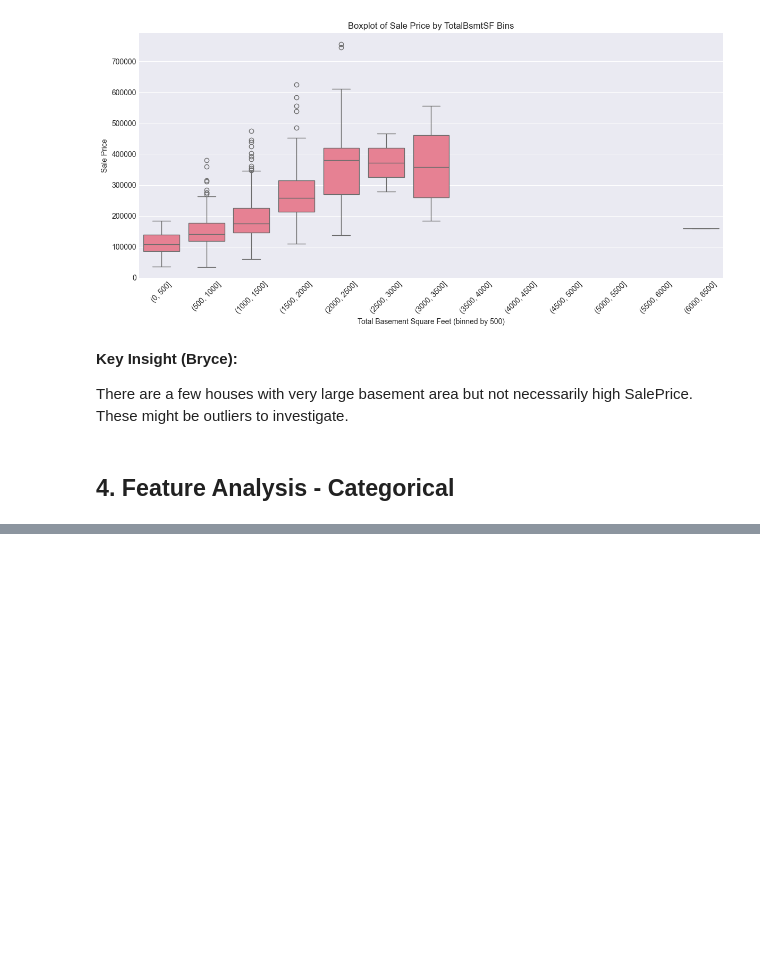
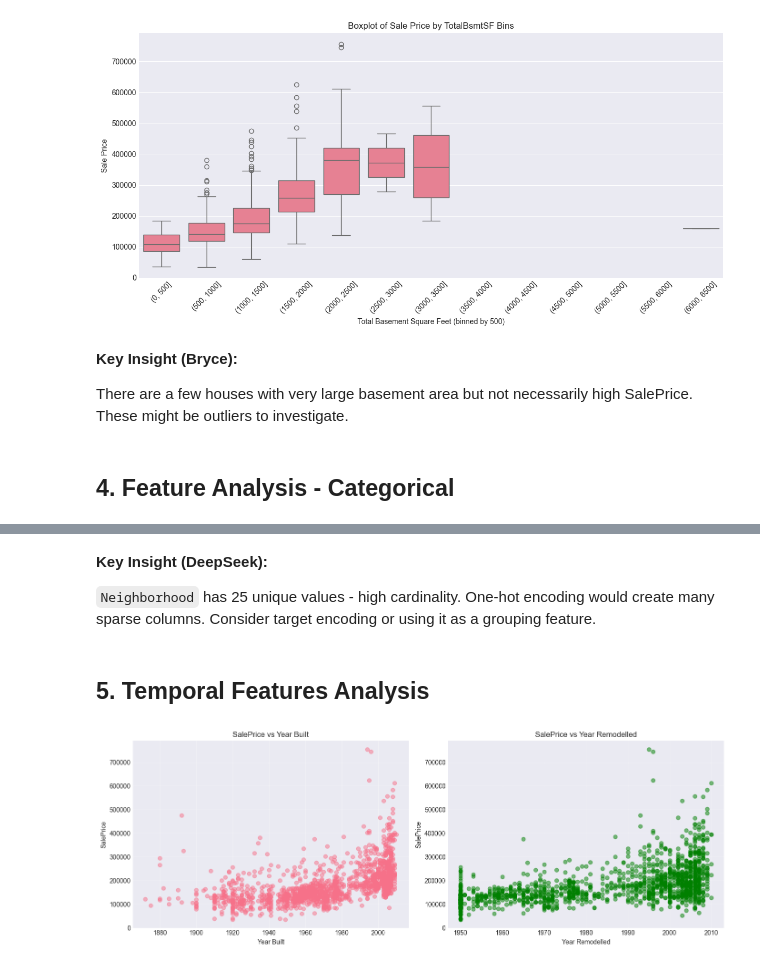
Before and after one commit to Blim3202/House-Prices-Kaggle, a Jupyter notebook: Notebooks/01_eda_analysis.ipynb, the cells around one changed output, grey strips where cells are left out. Saved outputs shown, nothing was run; the diff lists cells and outputs as text; code cells hidden in the pictures; blank space fills up the shorter version.

```diff
--- a/Notebooks/01_eda_analysis.ipynb
+++ b/Notebooks/01_eda_analysis.ipynb
@@ -297,0 +332,29 @@ There are a few houses with very large basement area but not necessarily high Sa
+# %% [markdown]
+**Key Insight (DeepSeek):**
+
+`Neighborhood` has 25 unique values - high cardinality. One-hot encoding would create many sparse columns. Consider target encoding or using it as a grouping feature.
+# %% [markdown]
+## 5. Temporal Features Analysis
+# %%
+# Analyze YearBuilt and YearRemodAdd
+fig, axes = plt.subplots(1, 2, figsize=(14, 5))
+
+# YearBuilt vs SalePrice
+axes[0].scatter(df_train_clean['YearBuilt'], df_train_clean['SalePrice'], alpha=0.5)
+axes[0].set_xlabel('Year Built')
+axes[0].set_ylabel('SalePrice')
+axes[0].set_title('SalePrice vs Year Built')
+axes[0].grid(True, alpha=0.3)
+
+# YearRemodAdd vs SalePrice
+axes[1].scatter(df_train_clean['YearRemodAdd'], df_train_clean['SalePrice'], alpha=0.5, color='green')
+axes[1].set_xlabel('Year Remodelled')
+axes[1].set_ylabel('SalePrice')
+axes[1].set_title('SalePrice vs Year Remodelled')
+axes[1].grid(True, alpha=0.3)
+
+plt.tight_layout()
+plt.savefig("../reports/temporal_features.png", dpi=100, bbox_inches='tight')
+plt.show()
+# %% [output]
+[figure, added]
```
Also changed, not shown: parts of 10 cells of this notebook, 4 other files.
